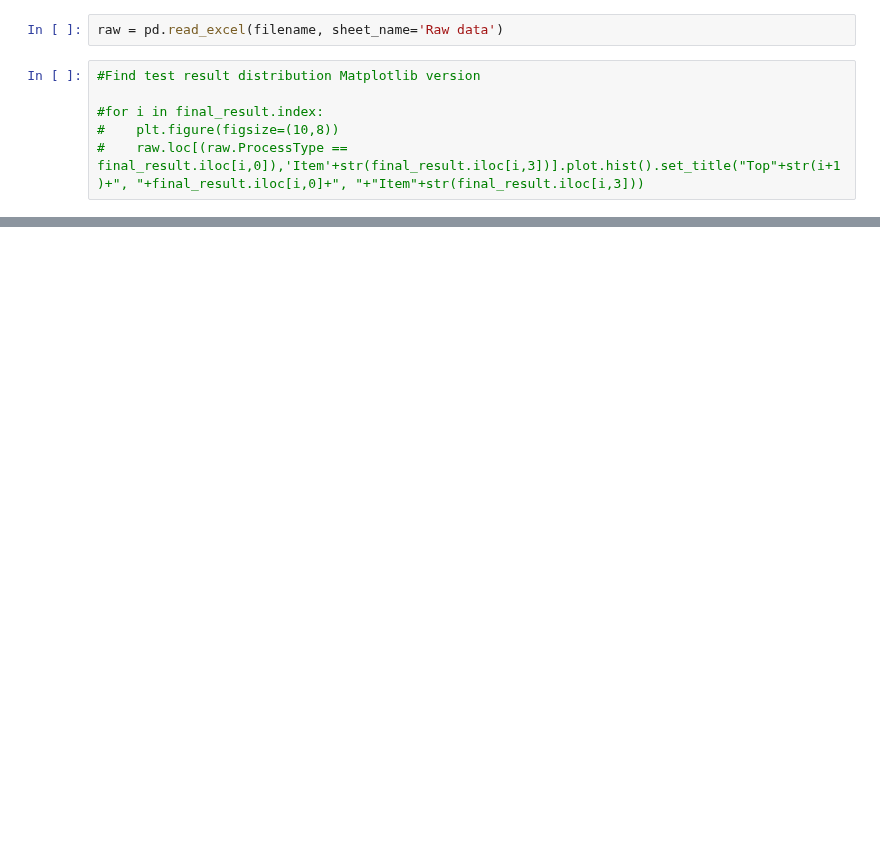
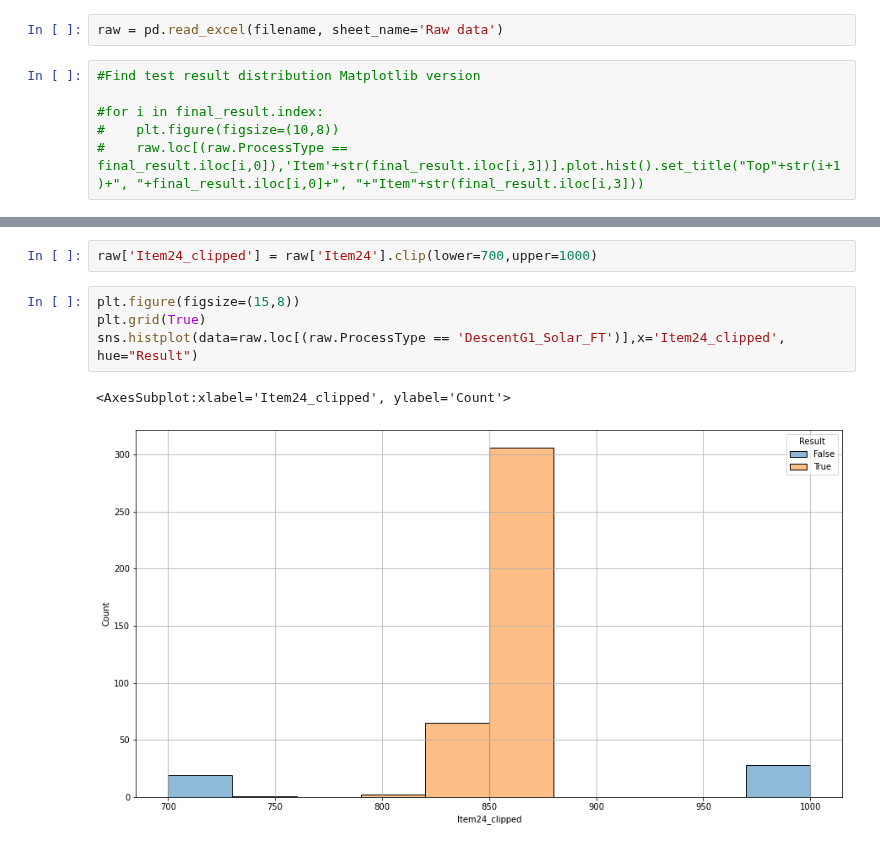
Before and after one commit to CPWRF/Projects, a Jupyter notebook: ProductionReport/ProductionReport.ipynb, the cells around one changed output, grey strips where cells are left out. Cells and saved outputs as stored; diff of their text form; blank space fills up the shorter version.

```diff
--- a/ProductionReport/ProductionReport.ipynb
+++ b/ProductionReport/ProductionReport.ipynb
@@ -116,0 +93,9 @@ for i in range(len(final_result.index)):
+# %%
+raw['Item24_clipped'] = raw['Item24'].clip(lower=700,upper=1000)
+# %%
+plt.figure(figsize=(15,8))
+plt.grid(True)
+sns.histplot(data=raw.loc[(raw.ProcessType == 'DescentG1_Solar_FT')],x='Item24_clipped', hue="Result")
+# %% [output]
+<AxesSubplot:xlabel='Item24_clipped', ylabel='Count'>
+[figure, added]
```
Also changed, not shown: parts of 2 cells of this notebook, 3 other files.
